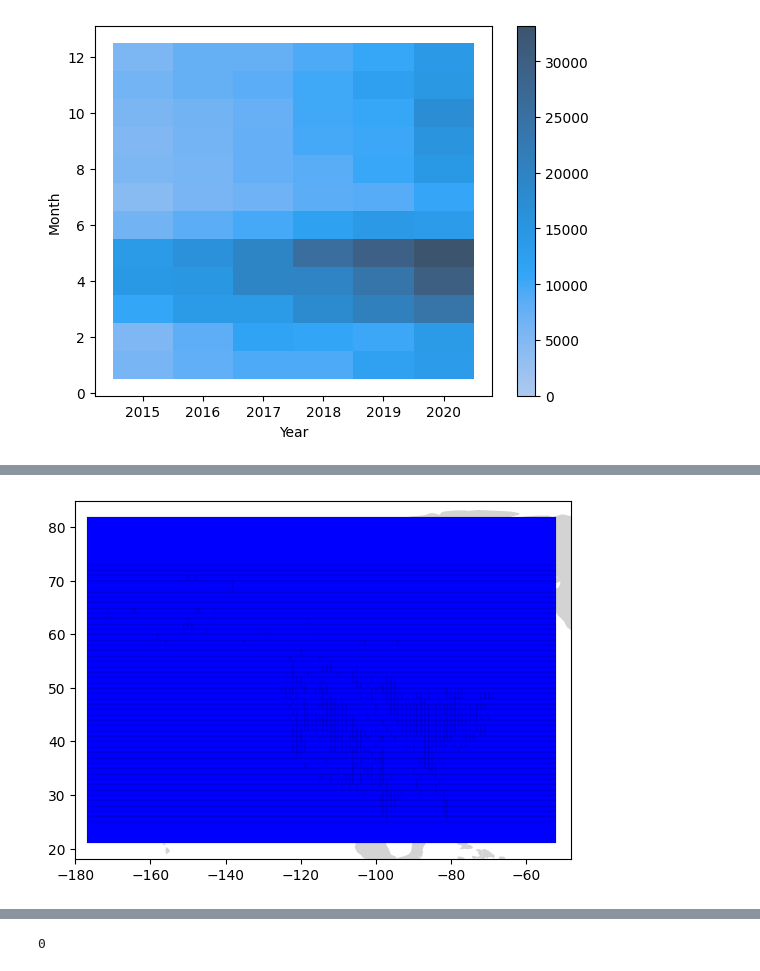
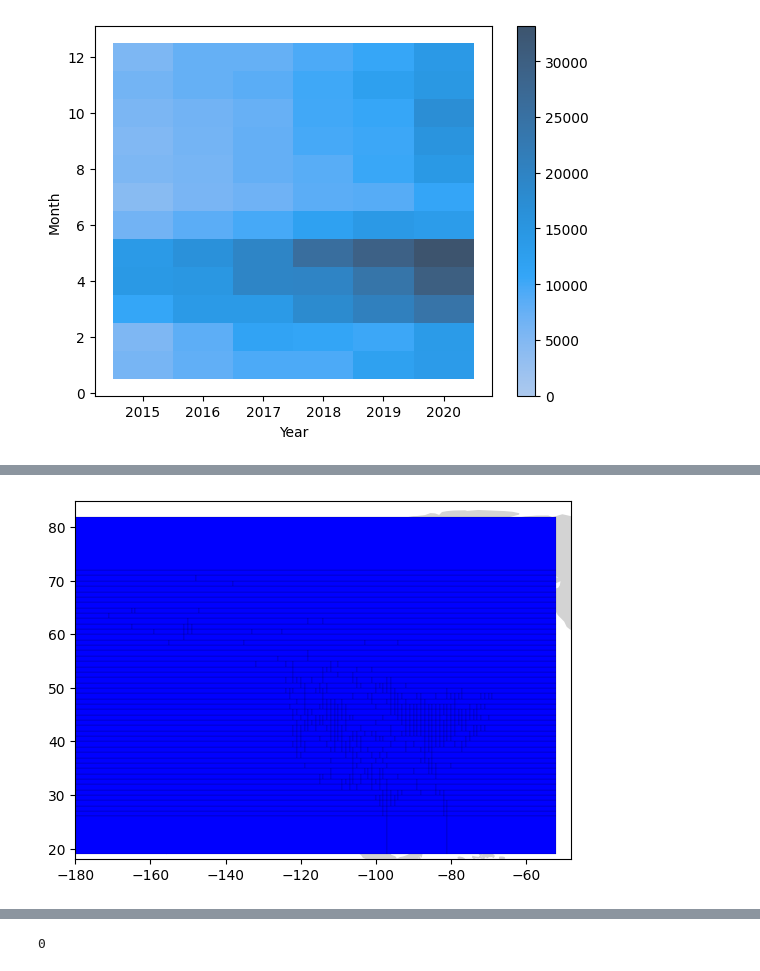
Before and after one commit to Toastisgreat/ResearchProject, a Jupyter notebook: Notebooks/NetworkCreation.ipynb, the cells around one changed output, grey strips where cells are left out. Cells and saved outputs as stored; diff of their text form; code cells hidden in the pictures.

```diff
--- a/Notebooks/NetworkCreation.ipynb
+++ b/Notebooks/NetworkCreation.ipynb
@@ -11,7 +11,6 @@ df = pd.read_table("../RawDataSets/ebd_sancra_smp_relApr-2024.txt",
                    delimiter = '\t',
                    usecols = ["LATITUDE",
                               "LONGITUDE",
-                              "TIME OBSERVATIONS STARTED",
                               "OBSERVATION DATE",
                               "ALL SPECIES REPORTED"])
 
@@ -25,7 +24,7 @@ df = df.dropna(subset = ["Year", "Month", "Day"]) # Remove NA Dates
 
 df[["Year", "Month", "Day"]] = df[["Year", "Month", "Day"]].astype(int) # Convert These to integers
 
-df = df.query('2015 <= Year <= 2020') #Year above a certain point for time series analysis bc of lack of  data
+#df = df.query('2015 <= Year <= 2020') #Year above a certain point for time series analysis bc of lack of  data
 
 df = df.loc[(df["Longitude"] <= -50) & (df["Longitude"] >= -180)] #Focus on Just North America
 
@@ -187,8 +187,6 @@ def search_cells(cell_list, sample_size,df = df):
                         cell_list = merge_cells_northsouth(cell_list, south_check[0,1], south_check[0,3])
         rowno += 1
     return cell_list
-
-new = search_cells(all_cells, [30,60], df)
 # %%
 red = lambda good: 'blue' if good == True else 'none'
 GoodNewCells = pd.DataFrame(data = new, columns = ["Long", "Lat", "Width", "Height"])
@@ -247,7 +241,7 @@ plt.show()
 # %%
 prev = all_cells
 while True:
-    curr = search_cells(prev, [30,60], df)
+    curr = search_cells(prev, [30,180], df)
     if curr.size == prev.size:
         break
     else:
@@ -255,20 +249,20 @@ while True:
 # %%
 red = lambda good: 'blue' if good == True else 'none'
 Cells = pd.DataFrame(data = curr, columns = ["Long", "Lat", "Width", "Height"])
-Cells["Goodness"] = Cells.apply(lambda g: check_cell([30,60], g, df), axis = 1)
+Cells["Goodness"] = Cells.apply(lambda g: check_cell([30,180], g, df), axis = 1)
 Cells["geometry"] = Cells.apply(lambda g: patches.Rectangle((g[0], g[1]), g[2], g[3], linewidth = 0.1, edgecolor = "black", facecolor = red(g[4])), axis = 1)
 
 
 fig = plt.figure()
 ax = fig.add_subplot(111)
 countries[countries["continent"] == "North America"].plot(ax = ax, color = "lightgray")
 
 for shape in Cells.geometry:
     ax.add_patch(shape)
 
 ax.autoscale()
 plt.ylim((18, 85))
 plt.xlim((-180, -48))
 plt.show()
 # %% [output]
-[figure, old version]
+[figure, new version]
```
Also changed, not shown: parts of 19 cells of this notebook.
